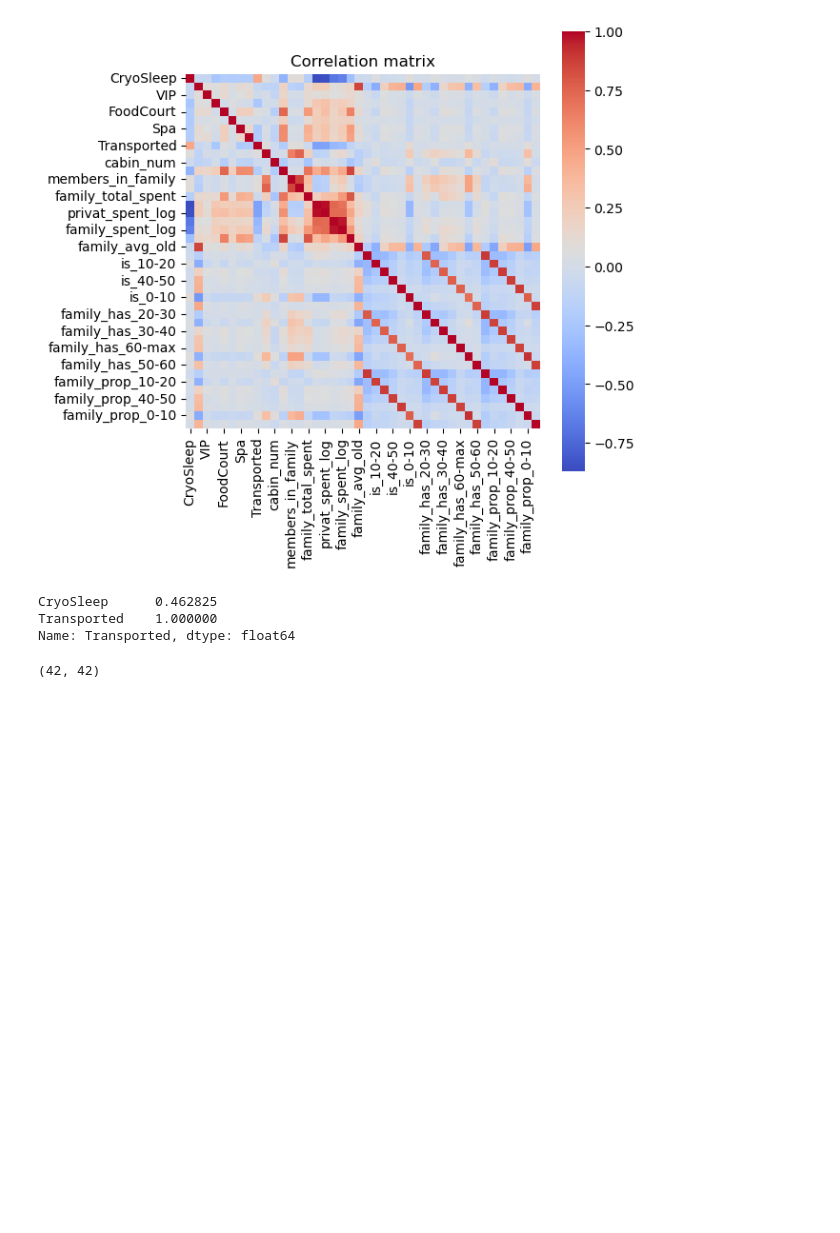
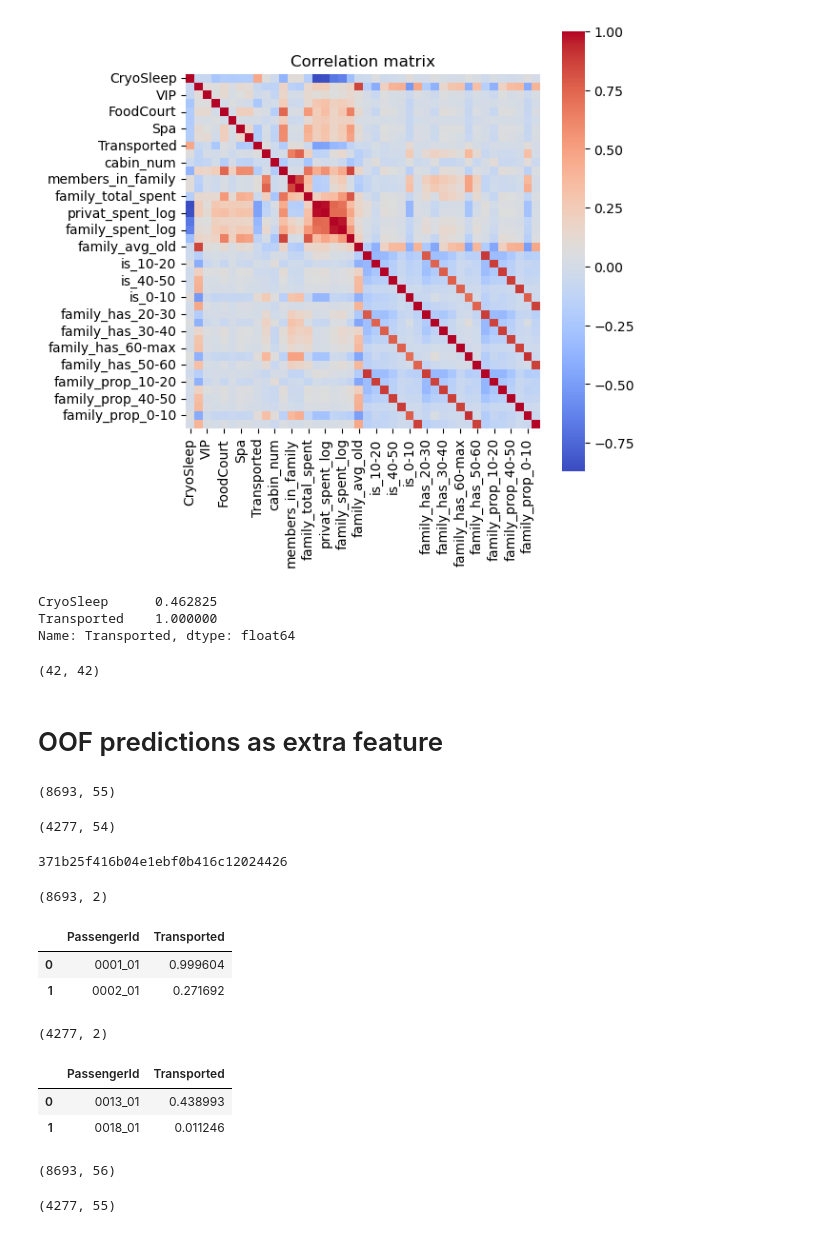
Before and after one commit to Sergey-Chursin/kaggle-spaceship-titanic-pytorch-catboost-stacking, a Jupyter notebook: notebooks/EDA_Feature_engineering.ipynb, the cells around one changed output. Drawn from its saved outputs; the diff is of its cells as text; code cells hidden in the pictures; blank space fills up the shorter version.

```diff
--- a/notebooks/EDA_Feature_engineering.ipynb
+++ b/notebooks/EDA_Feature_engineering.ipynb
@@ -7,0 +11,9 @@ import sklearn
+# %%
+PROJECT_ROOT = os.path.abspath(os.path.join(os.getcwd(), ".."))
+path = f"{PROJECT_ROOT}/mlruns"
+
+# создаём mlruns и .trash, если нет
+os.makedirs(os.path.join(path, ".trash"), exist_ok=True)
+
+mlflow.set_tracking_uri(f"file://{path}")
+mlflow.set_experiment("spaceship_titanic")
@@ -1464,3 +1479,70 @@ Name: Transported, dtype: float64
 df_corr.shape
 # %% [output]
 (42, 42)
+# %% [markdown]
+# OOF predictions as extra feature
+# %%
+df_train = pd.read_csv('../data/processed/train_3')
+df_train.shape
+# %% [output]
+(8693, 55)
+# %%
+df_test = pd.read_csv('../data/processed/test_3')
+df_test.shape
+# %% [output]
+(4277, 54)
+# %%
+run_name = "pytorch_optuna_CV_func_train3_dataset"
+
+exp = mlflow.get_experiment_by_name("spaceship_titanic")
+df = mlflow.search_runs([exp.experiment_id], filter_string=f'tags.mlflow.runName = "{run_name}"')
+run_id = df.iloc[0]["run_id"]
+print(run_id)
+# %% [output]
+371b25f416b04e1ebf0b416c12024426
+# %%
+# Забираем файл с предиктами вероятностей на валидации из mlflow
+path = "all_val_predicts.csv"  # путь внутри артефактов
+
+local_path = mlflow.artifacts.download_artifacts(
+    run_id=run_id,
+    artifact_path=path,
+)
+df_oof = pd.read_csv(local_path)
+df_oof.shape
+# %% [output]
+(8693, 2)
+# %%
+df_oof.head(2)
+# %% [output]
+|  | PassengerId | Transported |
+| 0 | 0001_01 | 0.999604 |
+| 1 | 0002_01 | 0.271692 |
+# %%
+# Забираем файл с предиктами вероятностей на тесте из mlflow
+path = "submissions/proba_submission_21.csv"  # путь внутри артефактов
+
+local_path = mlflow.artifacts.download_artifacts(
+    run_id=run_id,
+    artifact_path=path,
+)
+df_test_proba = pd.read_csv(local_path)
+df_test_proba.shape
+# %% [output]
+(4277, 2)
+# %%
+df_test_proba.head(2)
+# %% [output]
+|  | PassengerId | Transported |
+| 0 | 0013_01 | 0.438993 |
+| 1 | 0018_01 | 0.011246 |
+# %%
+df_train["pytorch_oof_predict"] = df_oof.Transported
+df_train.shape
+# %% [output]
+(8693, 56)
+# %%
+df_test["pytorch_oof_predict"] = df_test_proba.Transported
+df_test.shape
+# %% [output]
+(4277, 55)
```
Also changed, not shown: parts of 3 cells of this notebook.
